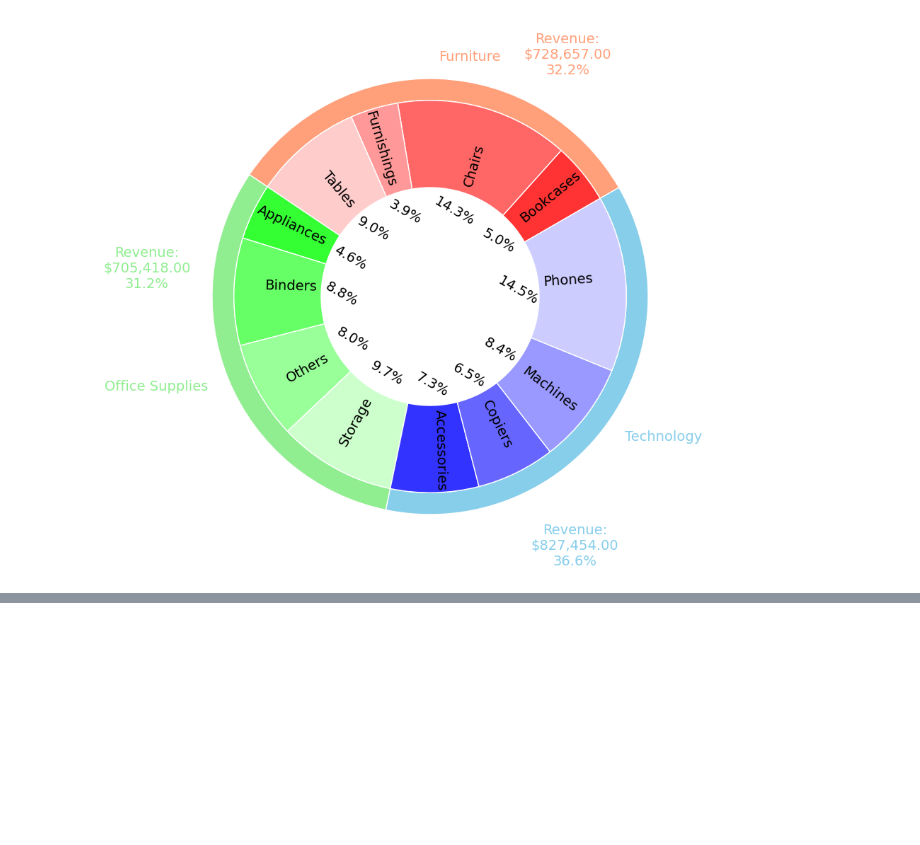
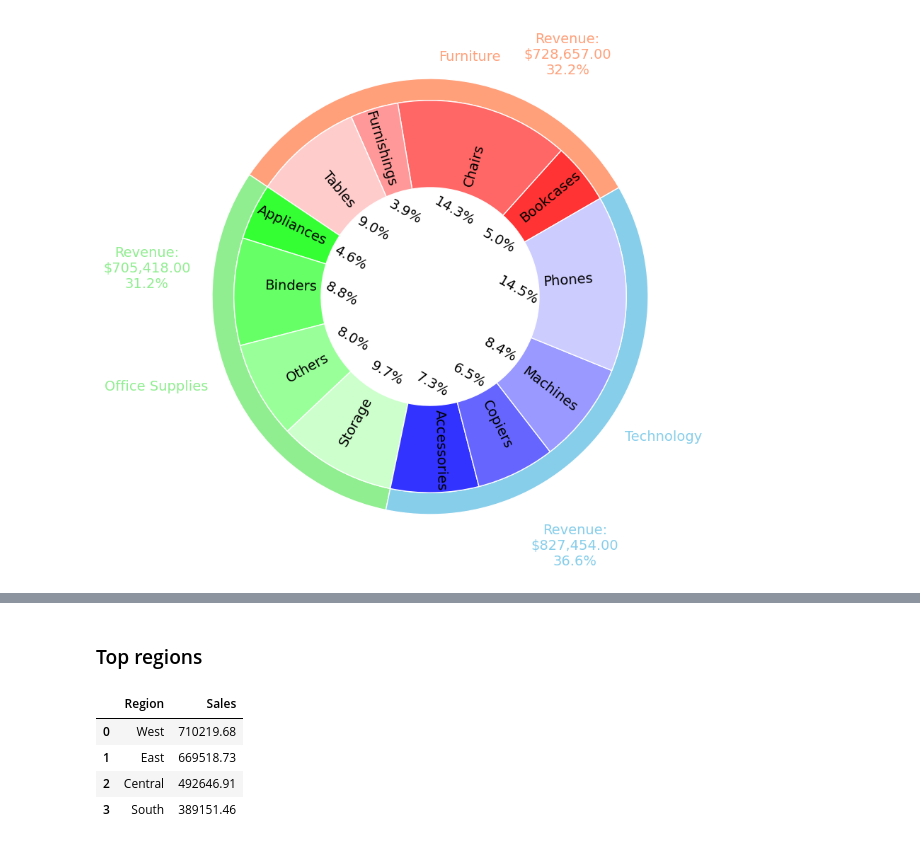
Before and after one commit to MrIsCM/DataProjects, a Jupyter notebook: P1_Sales_DA/main.ipynb, the cells around one changed output, grey strips where cells are left out. Cells and saved outputs as stored; diff of their text form; code cells hidden in the pictures; blank space fills up the shorter version.

```diff
--- a/P1_Sales_DA/main.ipynb
+++ b/P1_Sales_DA/main.ipynb
@@ -389,0 +423,13 @@ for text in inner_pie[2]:
+# %% [markdown]
+### Top regions
+# %%
+top_regions = data.groupby('Region')['Sales'].sum().sort_values(ascending=False)
+top_regions = top_regions.reset_index()
+top_regions['Sales'] = top_regions['Sales'].round(2)
+top_regions
+# %% [output]
+|  | Region | Sales |
+| 0 | West | 710219.68 |
+| 1 | East | 669518.73 |
+| 2 | Central | 492646.91 |
+| 3 | South | 389151.46 |
```
Also changed, not shown: parts of 4 cells of this notebook.
